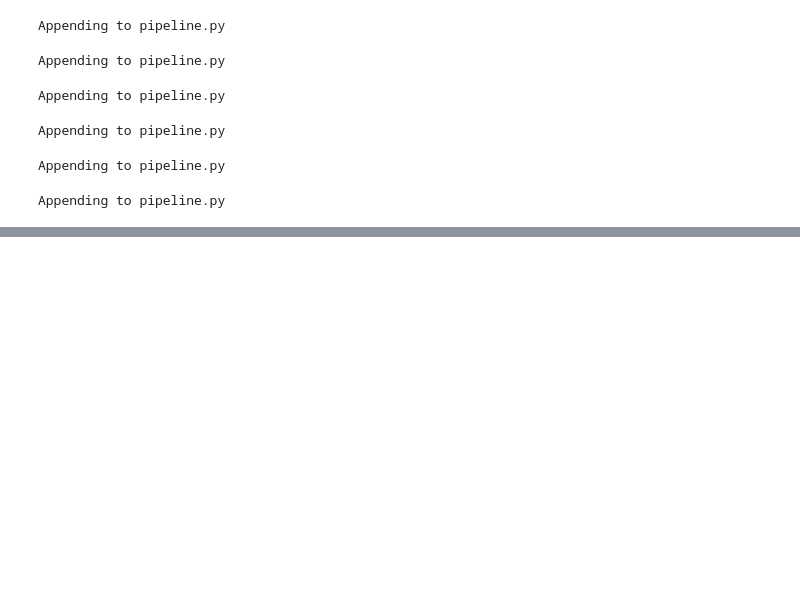
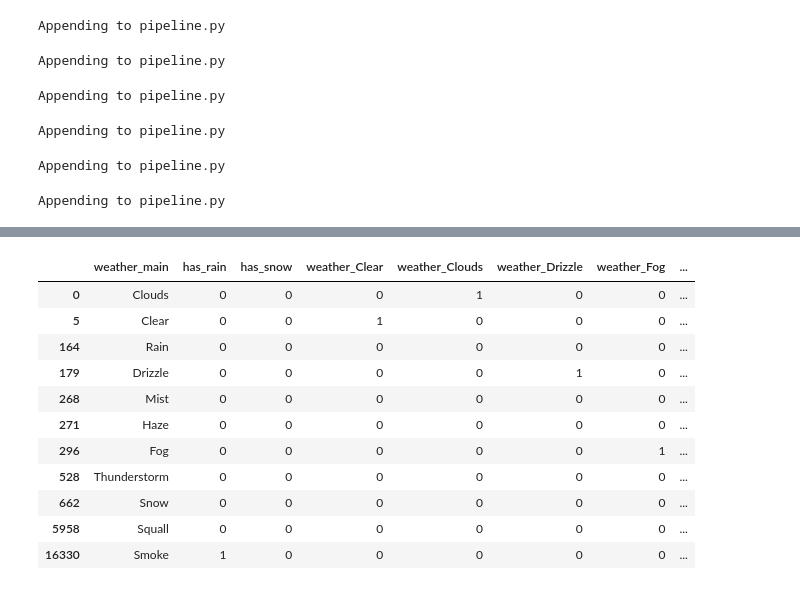
Before and after one commit to sskomal91/smart-city-traffic-capstone, a Jupyter notebook: capstone_part2/traffic_pipeline_development.ipynb, the cells around one changed output, grey strips where cells are left out. Drawn from its saved outputs; the diff is of its cells as text; code cells hidden in the pictures; blank space fills up the shorter version.

```diff
--- a/capstone_part2/traffic_pipeline_development.ipynb
+++ b/capstone_part2/traffic_pipeline_development.ipynb
@@ -1119,0 +1183,32 @@ Appending to pipeline.py
+# %%
+# Mark whether rain or snow has been recorded.
+feature_data["has_rain"] = (
+    feature_data["rain_1h"] > 0
+).astype(int)
+
+feature_data["has_snow"] = (
+    feature_data["snow_1h"] > 0
+).astype(int)
+
+#Make one numeric column for each main weather category.
+weather_encoded = pd.get_dummies(
+    feature_data["weather_main"],
+    prefix="weather",
+    dtype=int
+)
+
+# Add the encoded columns while keeping the original weather labels.
+feature_data = pd.concat(
+    [feature_data, weather_encoded],
+    axis=1
+)
+
+logger.info("Weather encoding, rain and snow features have been      added.")
+
+
+display(
+    feature_data[
+        ["weather_main", "has_rain", "has_snow"]
+        + weather_encoded.columns.tolist()
+    ].head()
+)
@@ -1119,0 +1223,21 @@ Appending to pipeline.py
+# %%
+
+display(
+    feature_data.drop_duplicates(subset="weather_main")[
+        ["weather_main", "has_rain", "has_snow"]
+        + weather_encoded.columns.tolist()
+    ]
+)
+# %% [output]
+|  | weather_main | has_rain | has_snow | weather_Clear | weather_Clouds | weather_Drizzle | weather_Fog | ... |
+| 0 | Clouds | 0 | 0 | 0 | 1 | 0 | 0 | ... |
+| 5 | Clear | 0 | 0 | 1 | 0 | 0 | 0 | ... |
+| 164 | Rain | 0 | 0 | 0 | 0 | 0 | 0 | ... |
+| 179 | Drizzle | 0 | 0 | 0 | 0 | 1 | 0 | ... |
+| 268 | Mist | 0 | 0 | 0 | 0 | 0 | 0 | ... |
+| 271 | Haze | 0 | 0 | 0 | 0 | 0 | 0 | ... |
+| 296 | Fog | 0 | 0 | 0 | 0 | 0 | 1 | ... |
+| 528 | Thunderstorm | 0 | 0 | 0 | 0 | 0 | 0 | ... |
+| 662 | Snow | 0 | 0 | 0 | 0 | 0 | 0 | ... |
+| 5958 | Squall | 0 | 0 | 0 | 0 | 0 | 0 | ... |
+| 16330 | Smoke | 1 | 0 | 0 | 0 | 0 | 0 | ... |
```
Also changed, not shown: parts of 14 cells of this notebook, 5 other files.
